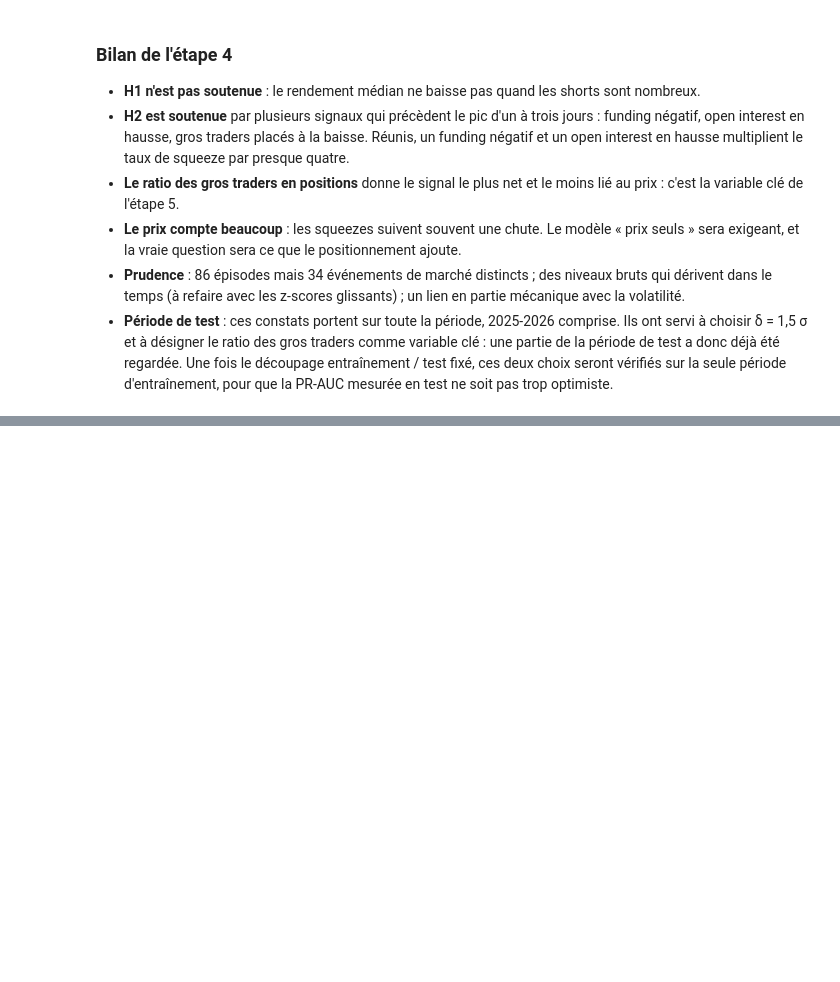
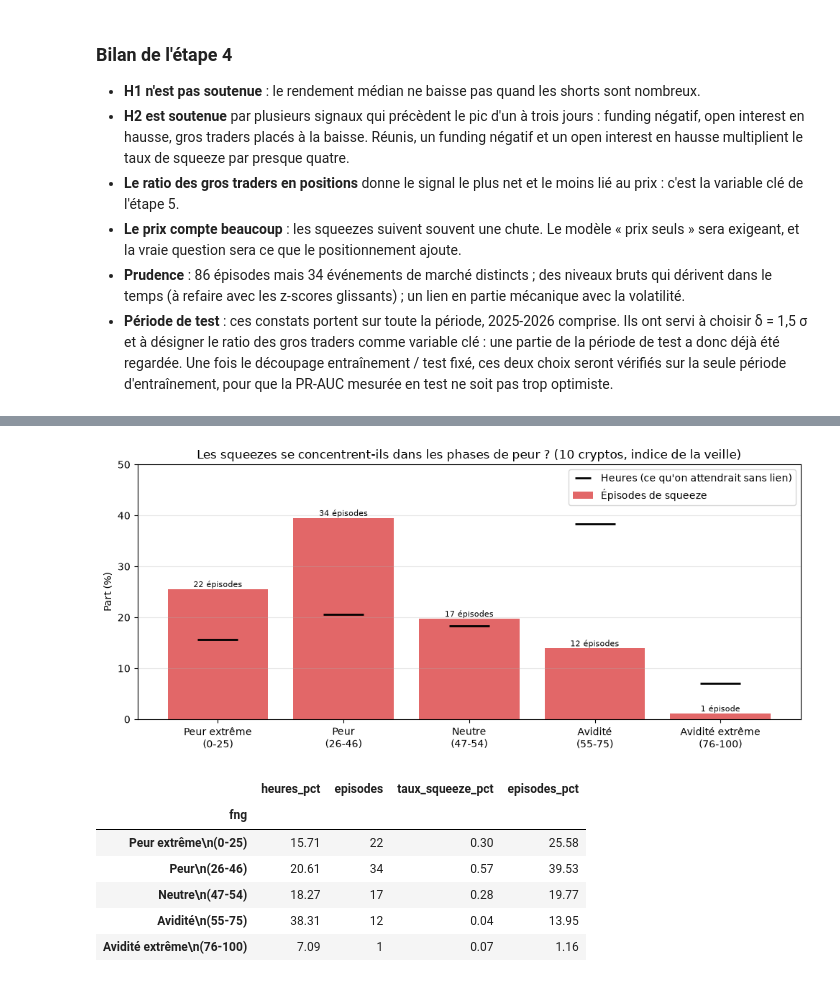
Before and after one commit to Ethanyounes/Ensae-Data-Science, a Jupyter notebook: rapport.ipynb, the cells around one changed output, grey strips where cells are left out. Cells and saved outputs as stored; diff of their text form; code cells hidden in the pictures; blank space fills up the shorter version.

```diff
--- a/rapport.ipynb
+++ b/rapport.ipynb
@@ -754,0 +804,13 @@ Avec δ = 1,2 σ, le tableau est presque identique à celui obtenu avec δ = 1,5
+# %%
+tableau_fng = descriptif.squeezes_par_classe_fng(variables, episodes_cible)
+descriptif.graphique_fng(tableau_fng)
+tableau_fng.round(2)
+# %% [output]
+[figure, added]
+|  | heures_pct | episodes | taux_squeeze_pct | episodes_pct |
+| fng |  |  |  |  |
+| Peur extrême\n(0-25) | 15.71 | 22 | 0.30 | 25.58 |
+| Peur\n(26-46) | 20.61 | 34 | 0.57 | 39.53 |
+| Neutre\n(47-54) | 18.27 | 17 | 0.28 | 19.77 |
+| Avidité\n(55-75) | 38.31 | 12 | 0.04 | 13.95 |
+| Avidité extrême\n(76-100) | 7.09 | 1 | 0.07 | 1.16 |
```
Also changed, not shown: parts of 12 cells of this notebook, 2 other files.
